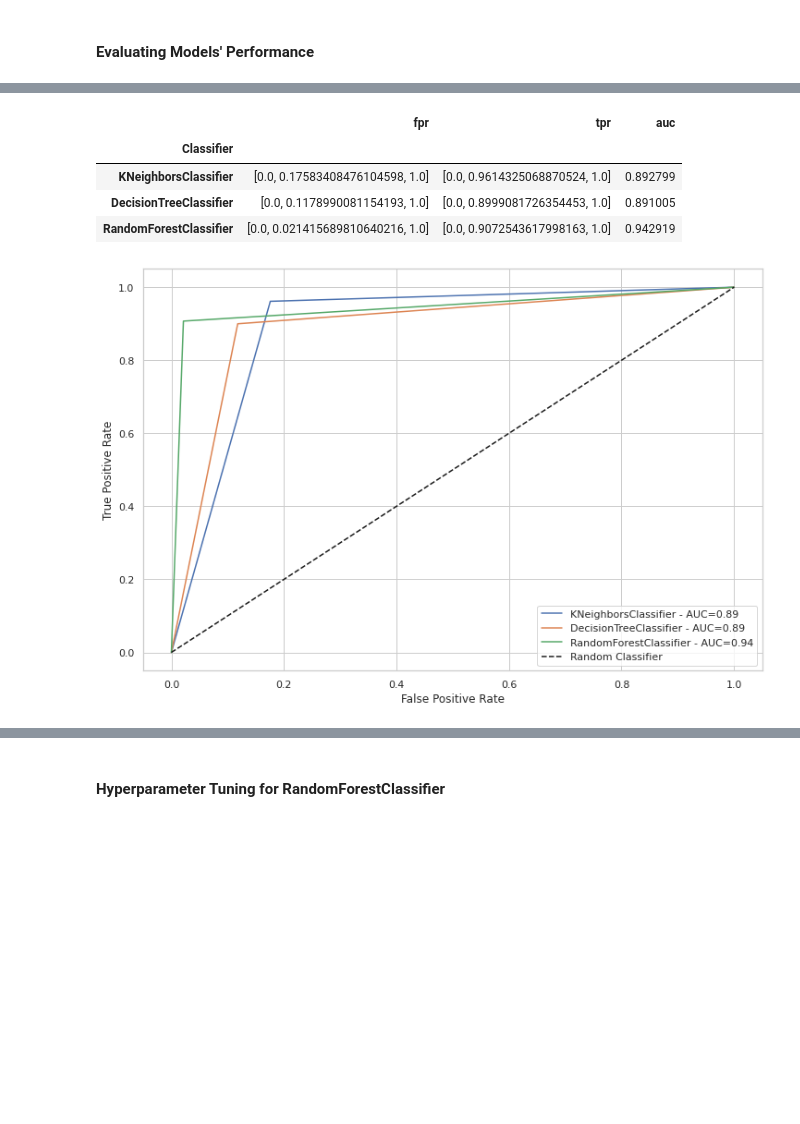
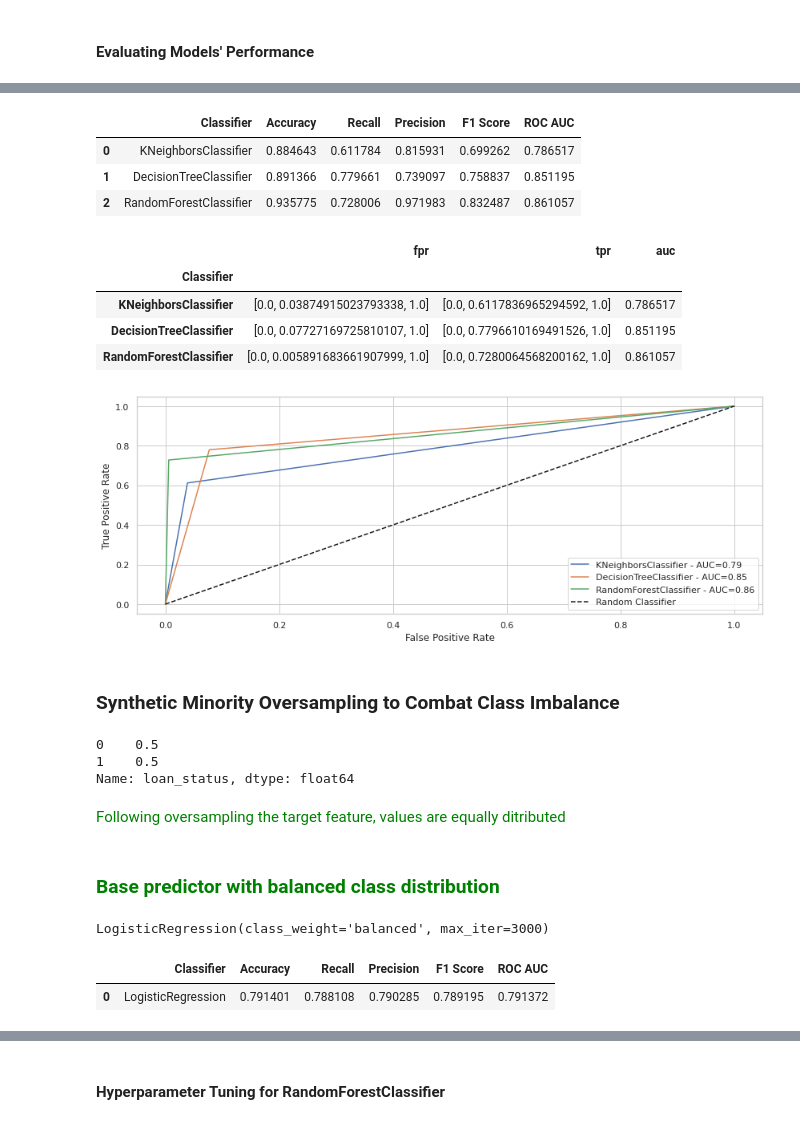
Before and after one commit to valkiss024/credit-risk-analysis, a Jupyter notebook: Credit Analysis.ipynb, the cells around one changed output, grey strips where cells are left out. Saved outputs shown, nothing was run; the diff lists cells and outputs as text; code cells hidden in the pictures; blank space fills up the shorter version.

Commit message:
Added better evaluation for base predictor, implemented SMOTE to solve class imbalance

```diff
--- a/Credit Analysis.ipynb
+++ b/Credit Analysis.ipynb
@@ -808,2 +794,0 @@ LogisticRegression(class_weight='balanced')
-# %%
-y_pred = lg_model2.predict(X_test2)
@@ -819,16 +794,0 @@ Changing the ratio of size for training and validation sets have resulted in a s
-# %%
-# %pip install imblearn
-from imblearn.over_sampling import SMOTE
-
-smote = SMOTE(random_state=42, k_neighbors=5)
-X_oversample, y_oversample = smote.fit_resample(X, y)
-
-X_train, X_test, y_train, y_test = train_test_split(X_oversample, y_oversample, test_size=0.2, random_state=42)
-
-lg_model = LogisticRegression(class_weight='balanced', max_iter=2000)
-
-lg_model.fit(X_train, y_train)
-
-lg_model_pred = lg_model.predict(X_test)
-
-roc_auc_score(y_test, lg_model_pred)
@@ -898,0 +830,8 @@ plt.show()
+# %%
+models_evaluation_df = evaluate_models(classifiers, X_test, y_test)
+models_evaluation_df
+# %% [output]
+|  | Classifier | Accuracy | Recall | Precision | F1 Score | ROC AUC |
+| 0 | KNeighborsClassifier | 0.884643 | 0.611784 | 0.815931 | 0.699262 | 0.786517 |
+| 1 | DecisionTreeClassifier | 0.891366 | 0.779661 | 0.739097 | 0.758837 | 0.851195 |
+| 2 | RandomForestClassifier | 0.935775 | 0.728006 | 0.971983 | 0.832487 | 0.861057 |
@@ -913,31 +854,33 @@ def get_roc_results(models_and_predictions):
     return roc_results
 
 roc_results = get_roc_results(models_and_predictions)
-roc_results
+# roc_results
 # %% [output]
 |  | fpr | tpr | auc |
 | Classifier |  |  |  |
-| KNeighborsClassifier | [0.0, 0.17583408476104598, 1.0] | [0.0, 0.9614325068870524, 1.0] | 0.892799 |
-| DecisionTreeClassifier | [0.0, 0.1178990081154193, 1.0] | [0.0, 0.8999081726354453, 1.0] | 0.891005 |
-| RandomForestClassifier | [0.0, 0.021415689810640216, 1.0] | [0.0, 0.9072543617998163, 1.0] | 0.942919 |
+| KNeighborsClassifier | [0.0, 0.03874915023793338, 1.0] | [0.0, 0.6117836965294592, 1.0] | 0.786517 |
+| DecisionTreeClassifier | [0.0, 0.07727169725810107, 1.0] | [0.0, 0.7796610169491526, 1.0] | 0.851195 |
+| RandomForestClassifier | [0.0, 0.005891683661907999, 1.0] | [0.0, 0.7280064568200162, 1.0] | 0.861057 |
 # %%
 # Visualize the predictive power of each model on a ROC curve
 def plot_roc_curve(roc_results):
-    fig = plt.figure(figsize=(12, 8))
+    fig = plt.figure(figsize=(14, 5))
     for i in roc_results.index:
         auc = roc_results.loc[i]['auc']
         plt.plot(roc_results.loc[i]['fpr'], roc_results.loc[i]['tpr'],
                  label=f'{i} - AUC={round(auc, 2)}')
 
         # Plot the random classifier
     plt.plot([0, 1], [0, 1], 'k--', label='Random Classifier')
 
         # Set plot variables
     plt.xlabel('False Positive Rate')
     plt.ylabel('True Positive Rate')
     plt.legend()
     plt.show()
 
 plot_roc_curve(roc_results)
 # %% [output]
-[figure, old version]
+[figure, new version]
+# %% [markdown]
+### Synthetic Minority Oversampling to Combat Class Imbalance
@@ -943,0 +892,21 @@ plot_roc_curve(roc_results)
+# %%
+y_oversample.value_counts(normalize=True)
+# %% [output]
+0    0.5
+1    0.5
+Name: loan_status, dtype: float64
+# %% [markdown]
+<font color='green'>Following oversampling the target feature, values are equally ditributed</font>
+# %% [markdown]
+### <font color='green'>Base predictor with balanced class distribution</font>
+# %%
+lg_balanced = LogisticRegression(class_weight='balanced', max_iter=3000)
+lg_balanced.fit(X_train, y_train)
+# %% [output]
+LogisticRegression(class_weight='balanced', max_iter=3000)
+# %%
+lg_balanced_evaluation_df = evaluate_models([lg_balanced], X_test, y_test)
+lg_balanced_evaluation_df
+# %% [output]
+|  | Classifier | Accuracy | Recall | Precision | F1 Score | ROC AUC |
+| 0 | LogisticRegression | 0.791401 | 0.788108 | 0.790285 | 0.789195 | 0.791372 |
```
Also changed, not shown: parts of 39 cells of this notebook.
